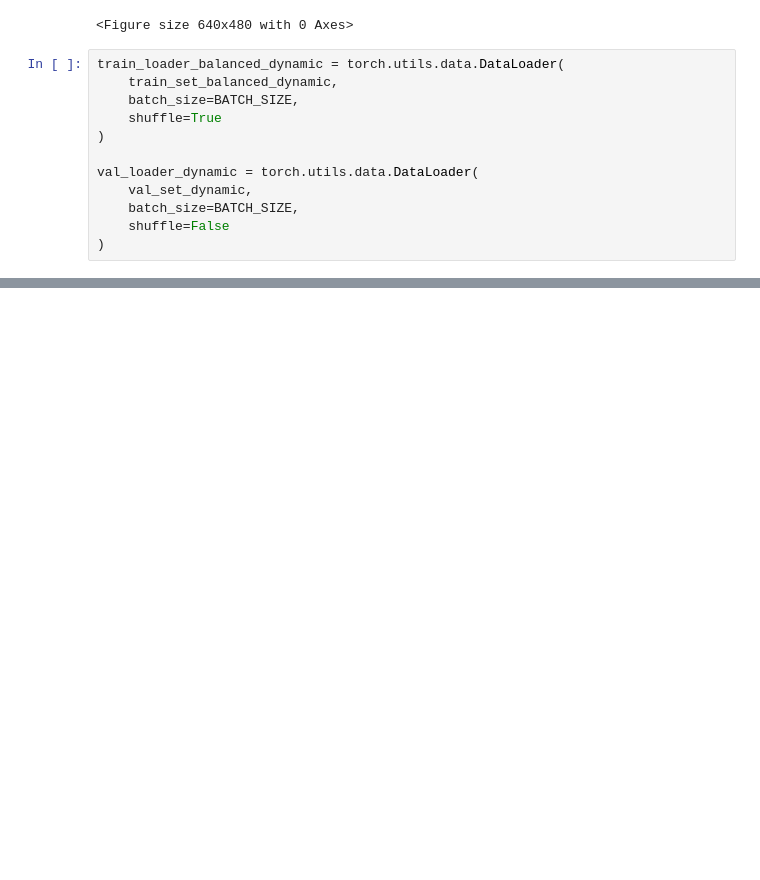
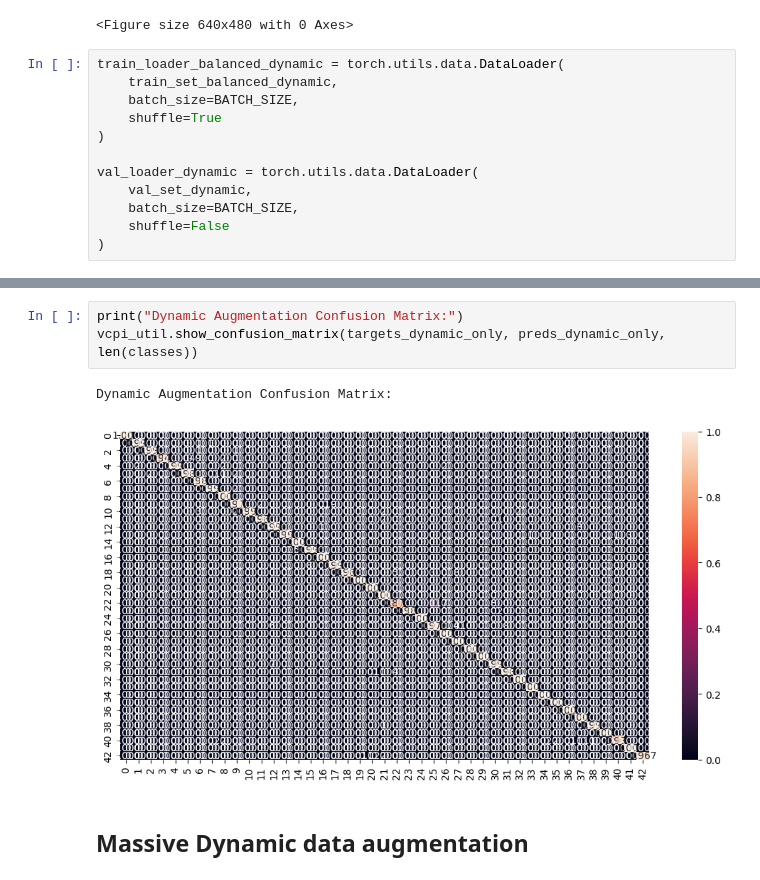
Before and after one commit to Pauloarf/VCPI2526, a Jupyter notebook: VC/src/Report.ipynb, the cells around one changed output, grey strips where cells are left out. Cells and saved outputs as stored; diff of their text form; blank space fills up the shorter version.

```diff
--- a/VC/src/Report.ipynb
+++ b/VC/src/Report.ipynb
@@ -704,0 +767,8 @@ Dynamic Augmentation Confusion Matrix:
+# %%
+print("Dynamic Augmentation Confusion Matrix:")
+vcpi_util.show_confusion_matrix(targets_dynamic_only, preds_dynamic_only, len(classes))
+# %% [output]
+Dynamic Augmentation Confusion Matrix:
+[figure, added]
+# %% [markdown]
+## Massive Dynamic data augmentation
```
Also changed, not shown: parts of 20 cells of this notebook.
